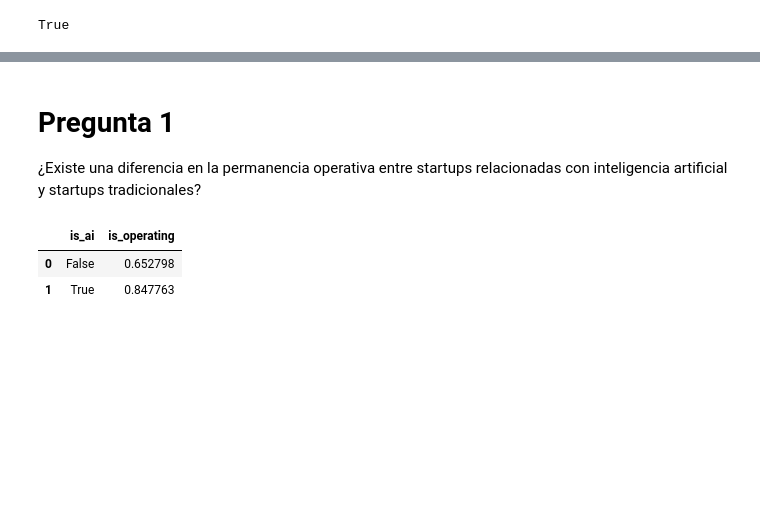
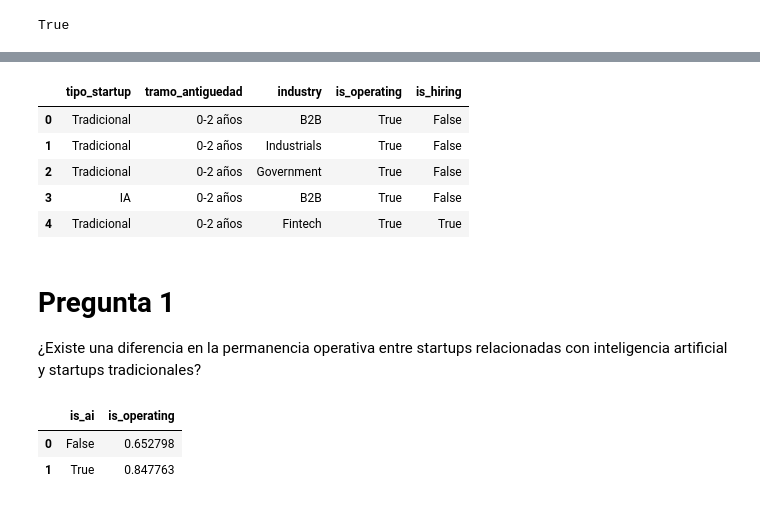
Before and after one commit to DanielCas7illo/U-Andres-Bello, a Jupyter notebook: F4/F4_AnálisisyResultados.ipynb, the cells around one changed output, grey strips where cells are left out. Saved outputs shown, nothing was run; the diff lists cells and outputs as text; code cells hidden in the pictures; blank space fills up the shorter version.

```diff
--- a/F4/F4_AnálisisyResultados.ipynb
+++ b/F4/F4_AnálisisyResultados.ipynb
@@ -108,11 +138,3 @@ RUTA_PROCESADO = (
 print(RUTA_PROCESADO.exists())
 # %% [output]
 True
-# %%
-df = pd.read_csv(
-    RUTA_PROCESADO
-)
-
-print(df.shape)
-
-df.head()
@@ -155,3 +144,36 @@ dtype: object
+# %%
+df["tramo_antiguedad"] = pd.cut(
+    df["years_since_batch"],
+    bins=[-1, 2, 5, 10, float("inf")],
+    labels=[
+        "0-2 años",
+        "3-5 años",
+        "6-10 años",
+        "11+ años"
+    ]
+)
+
+df["tipo_startup"] = df["is_ai"].map({
+    True: "IA",
+    False: "Tradicional"
+})
+
+df[
+    [
+        "tipo_startup",
+        "tramo_antiguedad",
+        "industry",
+        "is_operating",
+        "is_hiring"
+    ]
+].head()
+# %% [output]
+|  | tipo_startup | tramo_antiguedad | industry | is_operating | is_hiring |
+| 0 | Tradicional | 0-2 años | B2B | True | False |
+| 1 | Tradicional | 0-2 años | Industrials | True | False |
+| 2 | Tradicional | 0-2 años | Government | True | False |
+| 3 | IA | 0-2 años | B2B | True | False |
+| 4 | Tradicional | 0-2 años | Fintech | True | True |
 # %% [markdown]
 # Pregunta 1
 
```
Also changed, not shown: parts of 10 cells of this notebook.
